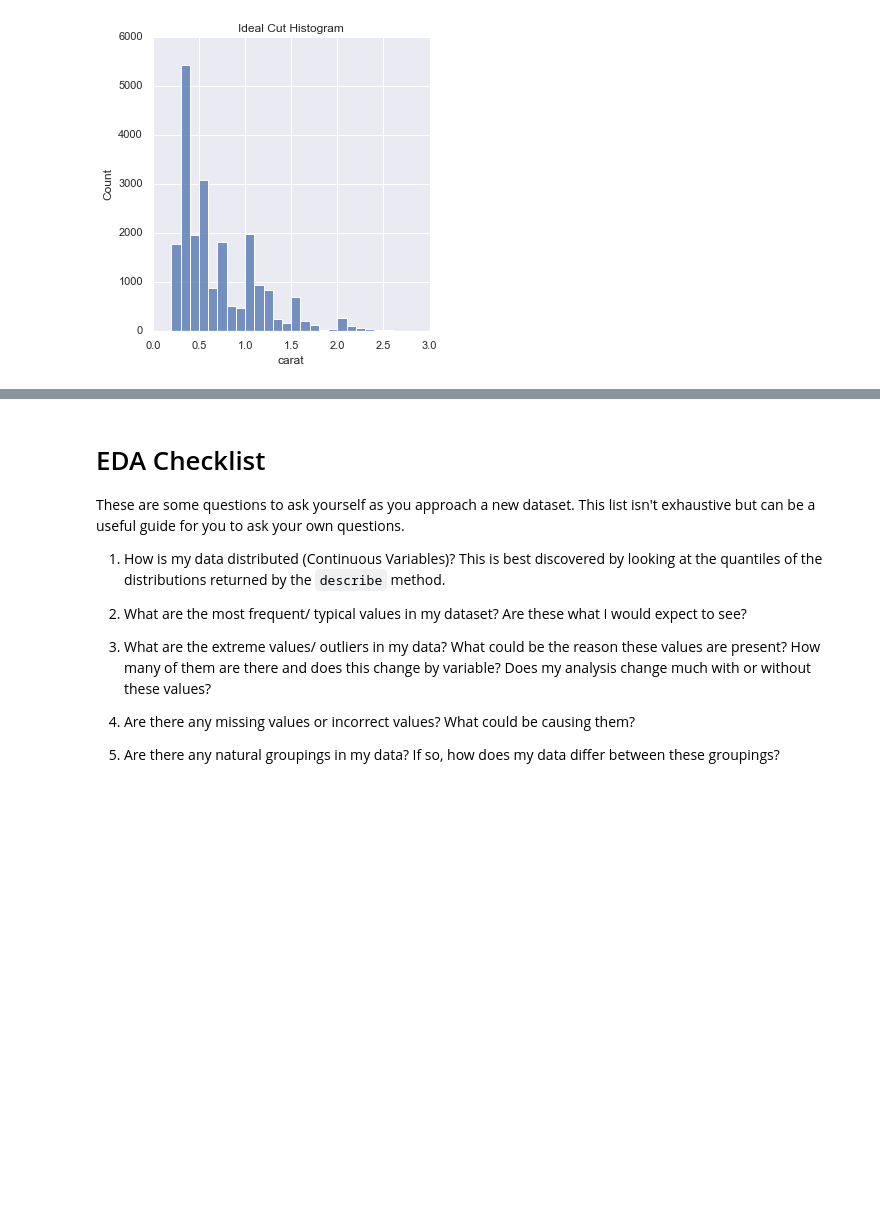
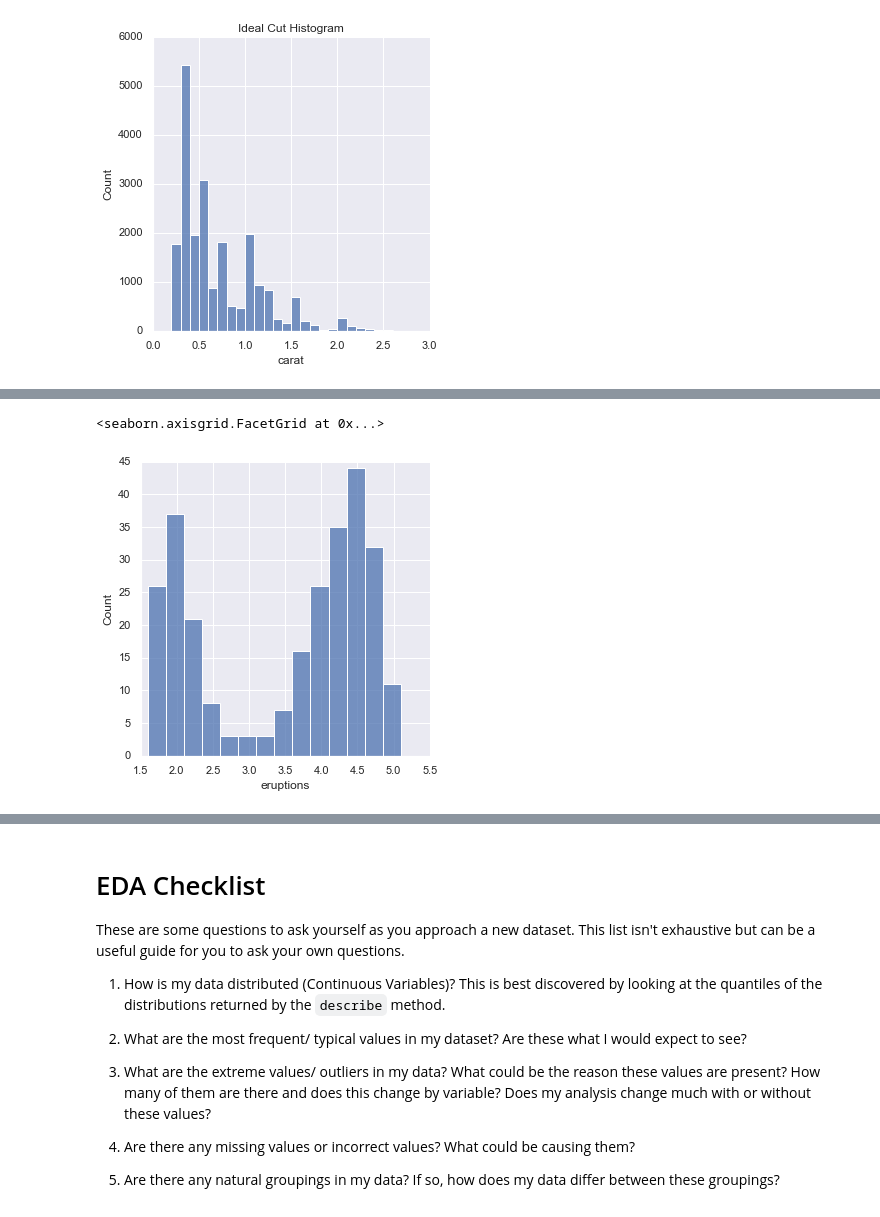
Before and after one commit to JunaidMB/MM_Introduction_to_Data_Science, a Jupyter notebook: W3_Basic_EDA_Stats/notebooks/EDA.ipynb, the cells around one changed output, grey strips where cells are left out. Saved outputs shown, nothing was run; the diff lists cells and outputs as text; code cells hidden in the pictures; blank space fills up the shorter version.

```diff
--- a/W3_Basic_EDA_Stats/notebooks/EDA.ipynb
+++ b/W3_Basic_EDA_Stats/notebooks/EDA.ipynb
@@ -137,0 +179,4 @@ for key, value in enumerate(['Fair', 'Good', 'Very Good', 'Premium', 'Ideal']):
+# %%
+# Read in Data
+faithful = pd.read_csv("../data/faithful.csv")
+faithful
@@ -137,0 +197,5 @@ for key, value in enumerate(['Fair', 'Good', 'Very Good', 'Premium', 'Ideal']):
+# %%
+sns.displot(faithful['eruptions'], binwidth = 0.25, kde = False )
+# %% [output]
+<seaborn.axisgrid.FacetGrid at 0x...>
+[figure, added]
```
Also changed, not shown: parts of 43 cells of this notebook, 3 other files.
